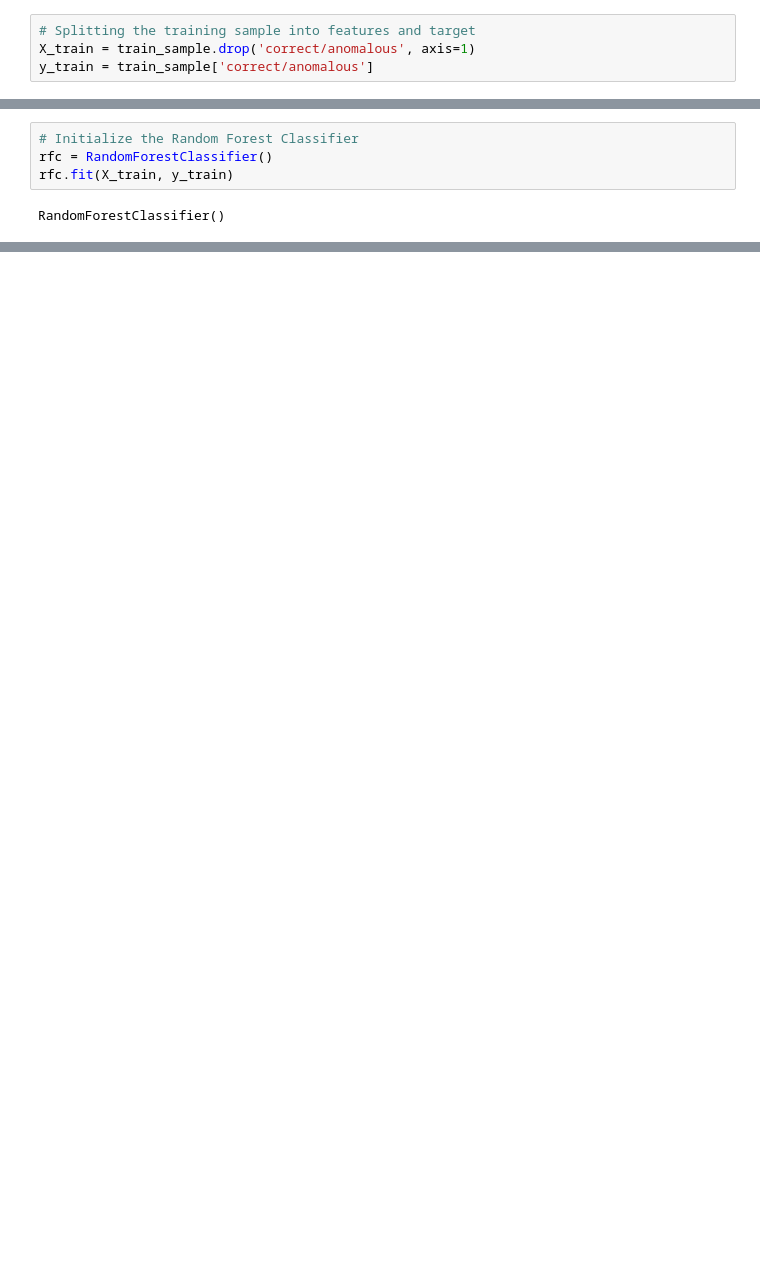
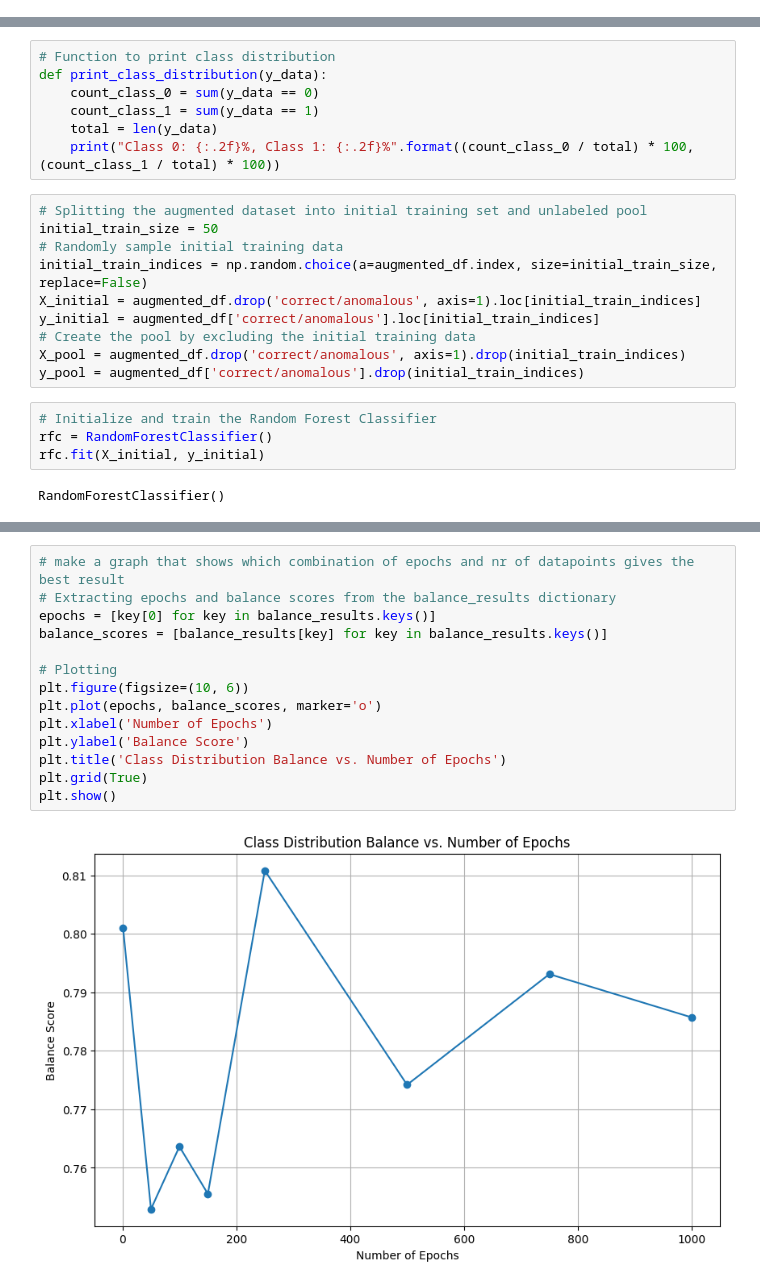
Before and after one commit to Evameijling/GDR3, a Jupyter notebook: RFC_RS.ipynb, the cells around one changed output, grey strips where cells are left out. Drawn from its saved outputs; the diff is of its cells as text; blank space fills up the shorter version.

```diff
--- a/RFC_RS.ipynb
+++ b/RFC_RS.ipynb
@@ -91,4 +92,0 @@ Index(['correct/anomalous', 'ra', 'dec', 'parallax', 'pmra', 'pmdec',
-# %%
-# Splitting the training sample into features and target
-X_train = train_sample.drop('correct/anomalous', axis=1)
-y_train = train_sample['correct/anomalous']
@@ -104,6 +93,23 @@ Name: count, dtype: int64
+# %%
+# Function to print class distribution
+def print_class_distribution(y_data):
+    count_class_0 = sum(y_data == 0)
+    count_class_1 = sum(y_data == 1)
+    total = len(y_data)
+    print("Class 0: {:.2f}%, Class 1: {:.2f}%".format((count_class_0 / total) * 100, (count_class_1 / total) * 100))
+# %%
+# Splitting the augmented dataset into initial training set and unlabeled pool
+initial_train_size = 50
+# Randomly sample initial training data
+initial_train_indices = np.random.choice(a=augmented_df.index, size=initial_train_size, replace=False)
+X_initial = augmented_df.drop('correct/anomalous', axis=1).loc[initial_train_indices]
+y_initial = augmented_df['correct/anomalous'].loc[initial_train_indices]
+# Create the pool by excluding the initial training data
+X_pool = augmented_df.drop('correct/anomalous', axis=1).drop(initial_train_indices)
+y_pool = augmented_df['correct/anomalous'].drop(initial_train_indices)
 # %%
-# Initialize the Random Forest Classifier
+# Initialize and train the Random Forest Classifier
 rfc = RandomForestClassifier()
-rfc.fit(X_train, y_train)
+rfc.fit(X_initial, y_initial)
 # %% [output]
 RandomForestClassifier()
@@ -120,0 +204,16 @@ y_test = augmented_test_df['correct/anomalous']
+# %%
+# make a graph that shows which combination of epochs and nr of datapoints gives the best result
+# Extracting epochs and balance scores from the balance_results dictionary
+epochs = [key[0] for key in balance_results.keys()]
+balance_scores = [balance_results[key] for key in balance_results.keys()]
+
+# Plotting
+plt.figure(figsize=(10, 6))
+plt.plot(epochs, balance_scores, marker='o')
+plt.xlabel('Number of Epochs')
+plt.ylabel('Balance Score')
+plt.title('Class Distribution Balance vs. Number of Epochs')
+plt.grid(True)
+plt.show()
+# %% [output]
+[figure, added]
```
Also changed, not shown: parts of 18 cells of this notebook, 1 other file.
